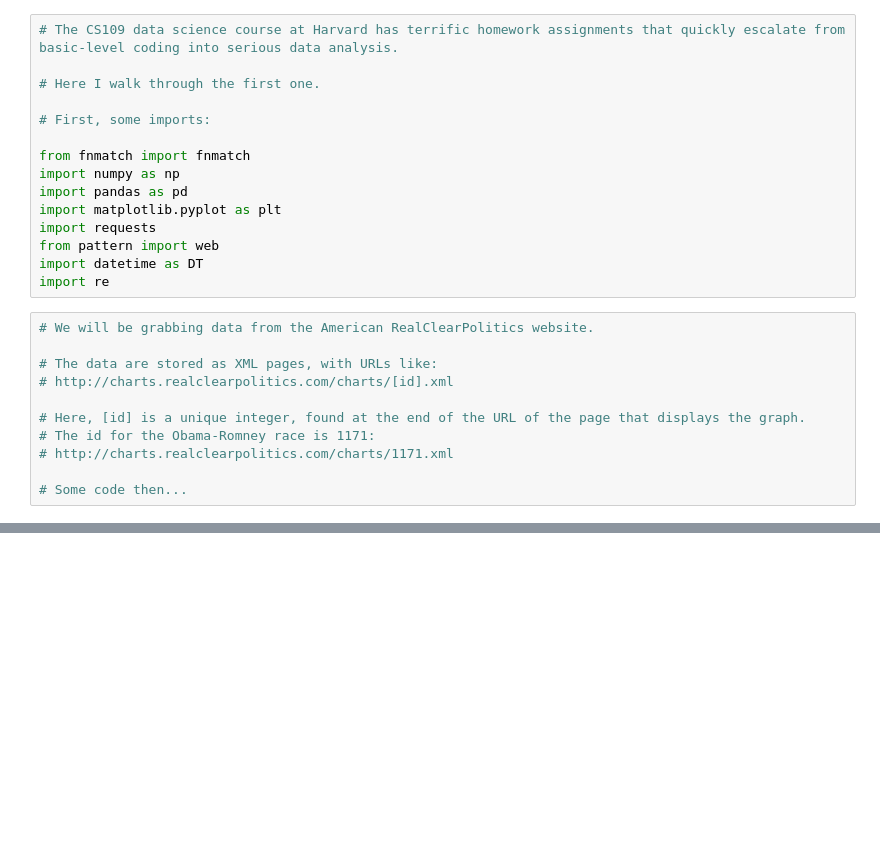
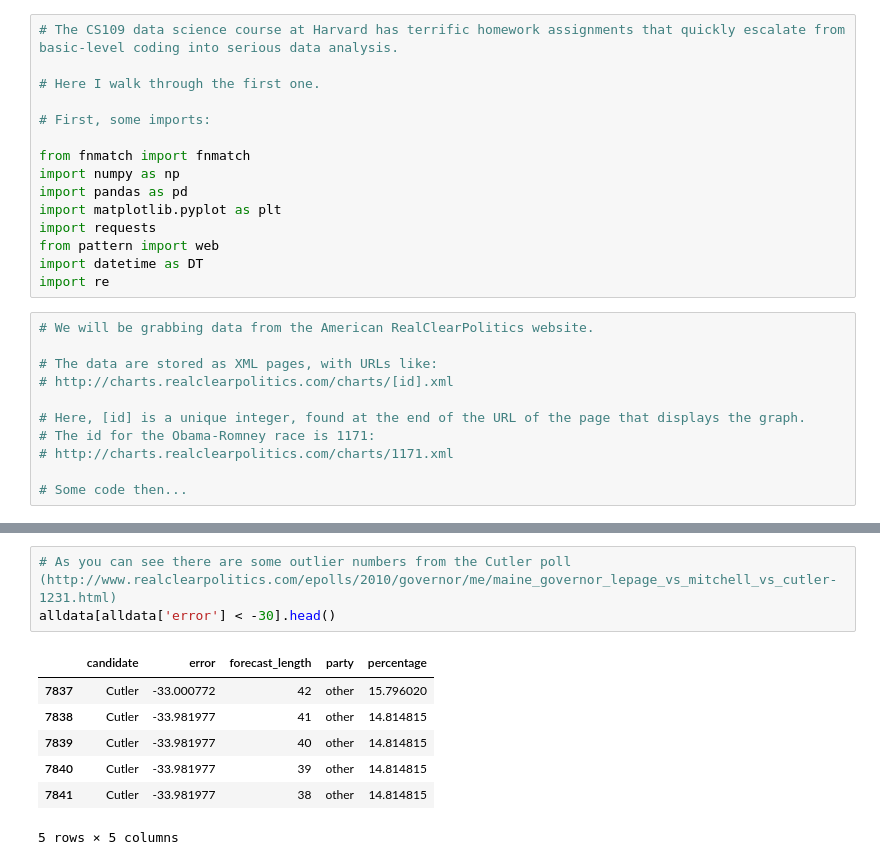
Before and after one commit to jacksongs/pelican, a Jupyter notebook: content/notebooks/HW1forweb.ipynb, the cells around one changed output, grey strips where cells are left out. Drawn from its saved outputs; the diff is of its cells as text; blank space fills up the shorter version.

```diff
--- a/content/notebooks/HW1forweb.ipynb
+++ b/content/notebooks/HW1forweb.ipynb
@@ -88,0 +310,11 @@ sns.despine()
+# %%
+# As you can see there are some outlier numbers from the Cutler poll (http://www.realclearpolitics.com/epolls/2010/governor/me/maine_governor_lepage_vs_mitchell_vs_cutler-1231.html)
+alldata[alldata['error'] < -30].head()
+# %% [output]
+|  | candidate | error | forecast_length | party | percentage |
+| 7837 | Cutler | -33.000772 | 42 | other | 15.796020 |
+| 7838 | Cutler | -33.981977 | 41 | other | 14.814815 |
+| 7839 | Cutler | -33.981977 | 40 | other | 14.814815 |
+| 7840 | Cutler | -33.981977 | 39 | other | 14.814815 |
+| 7841 | Cutler | -33.981977 | 38 | other | 14.814815 |
+5 rows × 5 columns
```
Also changed, not shown: parts of 9 cells of this notebook, 1 other file.
